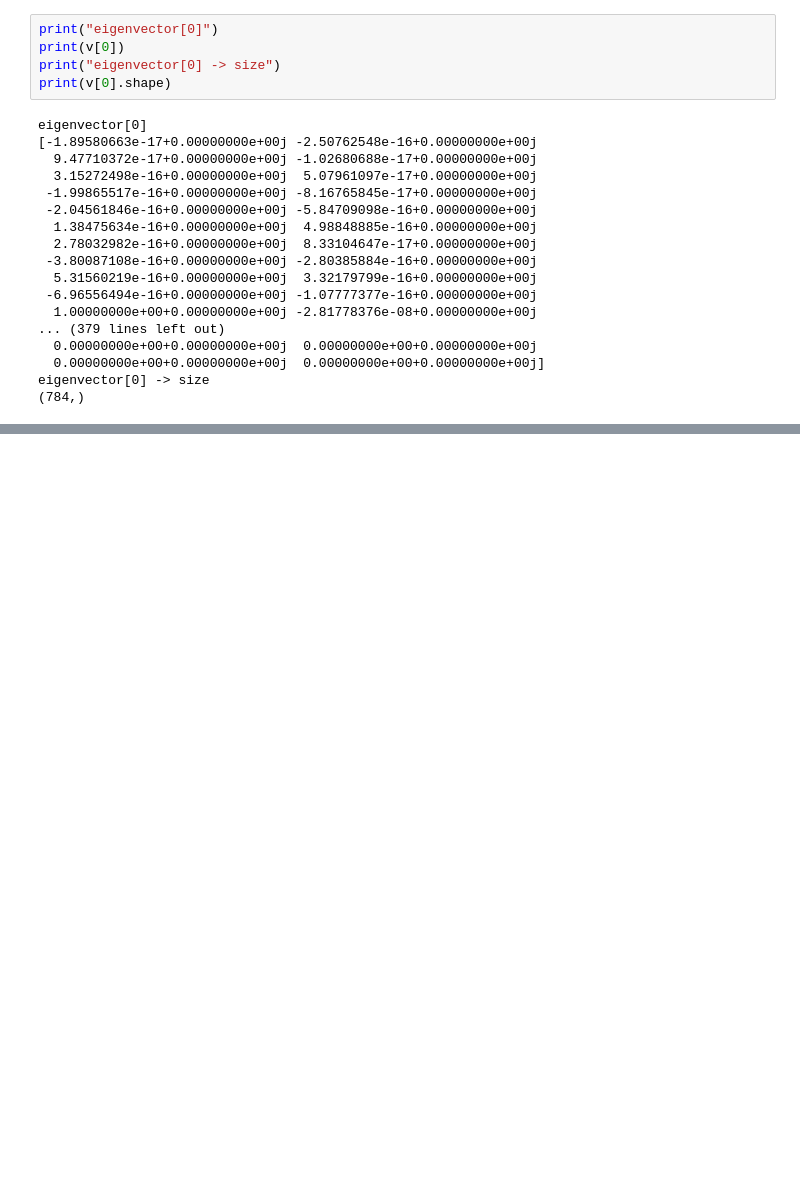
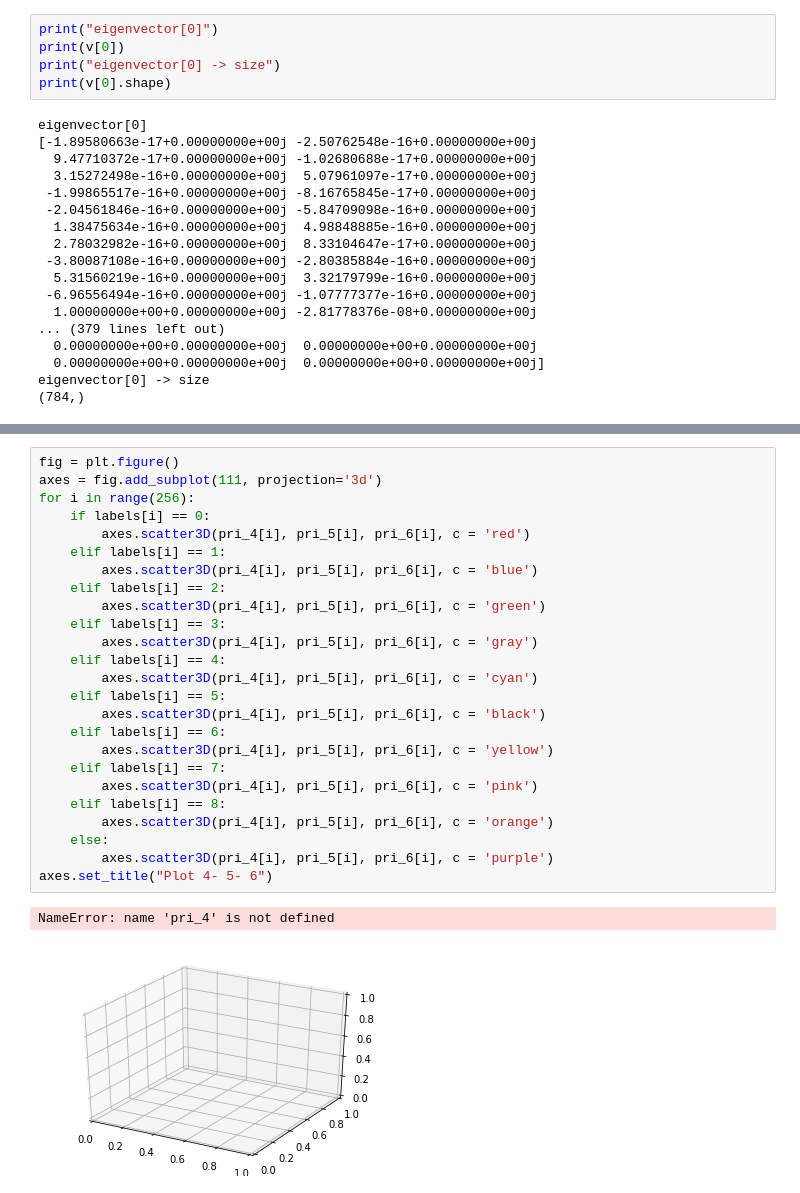
Before and after one commit to chigichan24/dora, a Jupyter notebook: pca_mnist.ipynb, the cells around one changed output, grey strips where cells are left out. Saved outputs shown, nothing was run; the diff lists cells and outputs as text; blank space fills up the shorter version.

```diff
--- a/pca_mnist.ipynb
+++ b/pca_mnist.ipynb
@@ -108,0 +151,28 @@ eigenvector[0] -> size
+# %%
+fig = plt.figure()
+axes = fig.add_subplot(111, projection='3d')
+for i in range(256):
+    if labels[i] == 0:
+        axes.scatter3D(pri_4[i], pri_5[i], pri_6[i], c = 'red')
+    elif labels[i] == 1:
+        axes.scatter3D(pri_4[i], pri_5[i], pri_6[i], c = 'blue')
+    elif labels[i] == 2:
+        axes.scatter3D(pri_4[i], pri_5[i], pri_6[i], c = 'green')
+    elif labels[i] == 3:
+        axes.scatter3D(pri_4[i], pri_5[i], pri_6[i], c = 'gray')
+    elif labels[i] == 4:
+        axes.scatter3D(pri_4[i], pri_5[i], pri_6[i], c = 'cyan')
+    elif labels[i] == 5:
+        axes.scatter3D(pri_4[i], pri_5[i], pri_6[i], c = 'black')
+    elif labels[i] == 6:
+        axes.scatter3D(pri_4[i], pri_5[i], pri_6[i], c = 'yellow')
+    elif labels[i] == 7:
+        axes.scatter3D(pri_4[i], pri_5[i], pri_6[i], c = 'pink')
+    elif labels[i] == 8:
+        axes.scatter3D(pri_4[i], pri_5[i], pri_6[i], c = 'orange')
+    else:
+        axes.scatter3D(pri_4[i], pri_5[i], pri_6[i], c = 'purple')
+axes.set_title("Plot 4- 5- 6")
+# %% [output]
+NameError: name 'pri_4' is not defined
+[figure, added]
```
Also changed, not shown: parts of 2 cells of this notebook.
